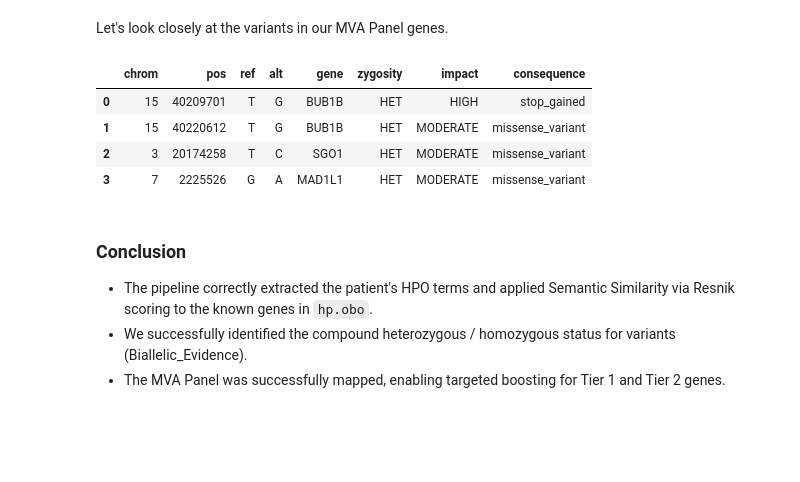
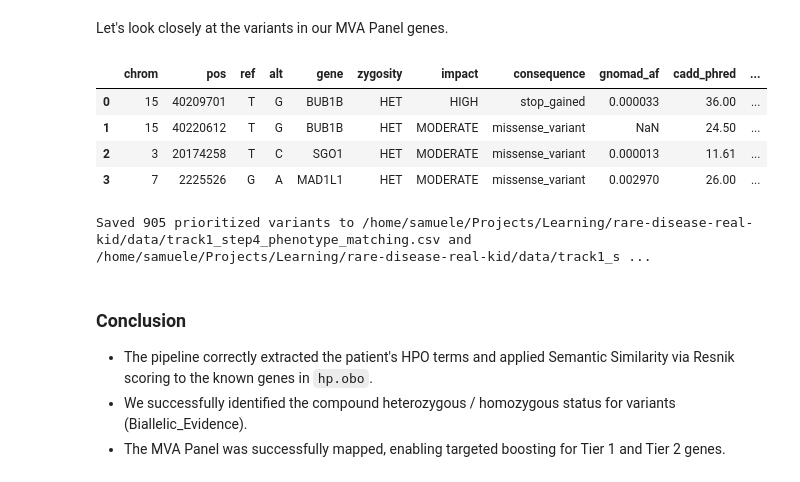
Before and after one commit to samuelefaggiano-limens/rare-disease-real-kid, a Jupyter notebook: notebooks/track1_step4_exp01-phenotype_matching.ipynb, the cells around one changed output. Drawn from its saved outputs; the diff is of its cells as text; code cells hidden in the pictures; blank space fills up the shorter version.

Commit message:
implemented step 5

```diff
--- a/notebooks/track1_step4_exp01-phenotype_matching.ipynb
+++ b/notebooks/track1_step4_exp01-phenotype_matching.ipynb
@@ -97,6 +97,12 @@ def zygosity_from_gt(gt):
     if all(a == "0" for a in alleles): return "HOM_REF"
     if len(set(alleles)) == 1: return "HOM_ALT"
     return "HET"
+
+def parse_float(v):
+    try:
+        return float(v)
+    except (TypeError, ValueError):
+        return None
 
 by_gene = defaultdict(list)
 n_var = 0
@@ -122,6 +128,11 @@ with gzip.open(vcf_path, "rt", encoding="utf-8") as fh:
             "zygosity": zygosity_from_gt(sample_d.get("GT", "./.")),
             "impact": info_d.get("PUTATIVE_IMPACT", ""),
             "consequence": info_d.get("CONSEQUENCE", ""),
+            "gnomad_af": parse_float(info_d.get("GNOMAD_AF")),
+            "cadd_phred": parse_float(info_d.get("CADD_PHRED")),
+            "revel": parse_float(info_d.get("REVEL")),
+            "avi_phred": parse_float(info_d.get("AVI_PHRED")),
+            "clinvar_sig": info_d.get("CLINVAR_SIG", "")
         }
         by_gene[gene].append(rec)
         n_var += 1
@@ -211,17 +222,69 @@ Let's look closely at the variants in our MVA Panel genes.
 # %%
 mva_variants = []
 for gene in mva_genes["Gene"]:
     for v in by_gene[gene]:
         mva_variants.append(v)
 
 df_mva_variants = pd.DataFrame(mva_variants)
 display(df_mva_variants)
+
+# Now prepare the FULL variant dataset for Step 5
+all_variants = []
+for gene, rows in by_gene.items():
+    gene_info = df_genes[df_genes['Gene'] == gene]
+    if gene_info.empty:
+        continue
+    gene_info = gene_info.iloc[0]
+
+    n_het = gene_info['HET_Count']
+    biallelic = gene_info['Biallelic_Evidence']
+    pheno_score = gene_info['Phenotype_Similarity_Score']
+    has_hpo = gene_info['Has_HPO_Annotations']
+    tier1 = gene_info['Tier1_MVA']
+    tier2 = gene_info['Tier2_MVA']
+
+    tier = "Tier1" if tier1 else ("Tier2" if tier2 else "None")
+
+    for v in rows:
+        v_full = v.copy()
+
+        # New requirements
+        v_full['PHENOTYPE_SIMILARITY_SCORE'] = pheno_score
+        v_full['PHENOTYPE_SCORE_IS_NULL'] = not has_hpo
+        v_full['MVA_PANEL_TIER'] = tier
+        v_full['COMPOUND_HET_CANDIDATE'] = biallelic
+
+        # Compatibility with track1_step5_submission.py
+        v_full['pheno_score'] = pheno_score
+        v_full['PUTATIVE_IMPACT'] = v.get('impact')
+        v_full['CONSEQUENCE'] = v.get('consequence')
+        v_full['CADD_PHRED'] = v.get('cadd_phred')
+        v_full['REVEL'] = v.get('revel')
+        v_full['AVI_PHRED'] = v.get('avi_phred')
+        v_full['CLINVAR_SIG'] = v.get('clinvar_sig')
+        v_full['GNOMAD_AF'] = v.get('gnomad_af')
+        v_full['mva_panel'] = tier1
+        v_full['mva_disease_annotated'] = False # default
+        v_full['n_het_in_gene'] = n_het
+
+        all_variants.append(v_full)
+
+df_all_variants = pd.DataFrame(all_variants)
+output_path = REPO_ROOT / "data" / "track1_step4_phenotype_matching.csv"
+df_all_variants.to_csv(output_path, index=False)
+
+# ALSO save it to track1_step4_candidates.tsv for the submission script!
+output_tsv_path = REPO_ROOT / "data" / "track1_step4_candidates.tsv"
+df_all_variants.to_csv(output_tsv_path, sep="	", index=False)
+
+print(f"Saved {len(df_all_variants)} prioritized variants to {output_path} and {output_tsv_path}")
 # %% [output]
-|  | chrom | pos | ref | alt | gene | zygosity | impact | consequence |
-| 0 | 15 | 40209701 | T | G | BUB1B | HET | HIGH | stop_gained |
-| 1 | 15 | 40220612 | T | G | BUB1B | HET | MODERATE | missense_variant |
-| 2 | 3 | 20174258 | T | C | SGO1 | HET | MODERATE | missense_variant |
-| 3 | 7 | 2225526 | G | A | MAD1L1 | HET | MODERATE | missense_variant |
+|  | chrom | pos | ref | alt | gene | zygosity | impact | consequence | gnomad_af | cadd_phred | ... |
+| 0 | 15 | 40209701 | T | G | BUB1B | HET | HIGH | stop_gained | 0.000033 | 36.00 | ... |
+| 1 | 15 | 40220612 | T | G | BUB1B | HET | MODERATE | missense_variant | NaN | 24.50 | ... |
+| 2 | 3 | 20174258 | T | C | SGO1 | HET | MODERATE | missense_variant | 0.000013 | 11.61 | ... |
+| 3 | 7 | 2225526 | G | A | MAD1L1 | HET | MODERATE | missense_variant | 0.002970 | 26.00 | ... |
+Saved 905 prioritized variants to /home/samuele/Projects/Learning/rare-disease-real-kid/data/track1_step4_phenotype_matching.csv and /home/samuele/Projects/Learning/rare-disease-real-kid/data/track1_s ...
 # %% [markdown]
 ### Conclusion
 - The pipeline correctly extracted the patient's HPO terms and applied Semantic Similarity via Resnik scoring to the known genes in `hp.obo`.
```
Also changed, not shown: 4 other files.
